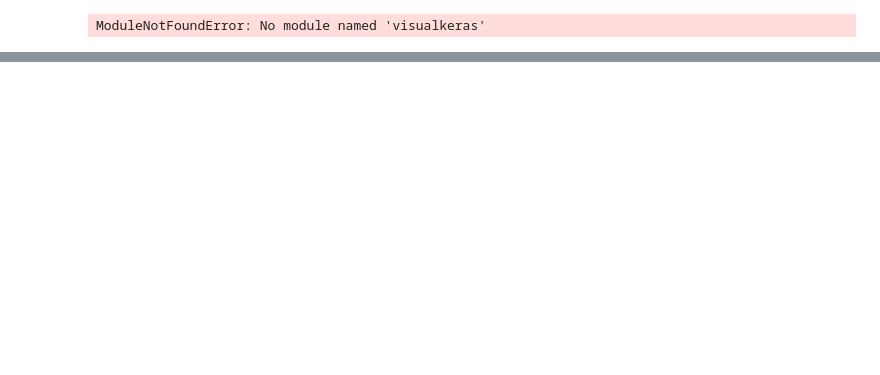
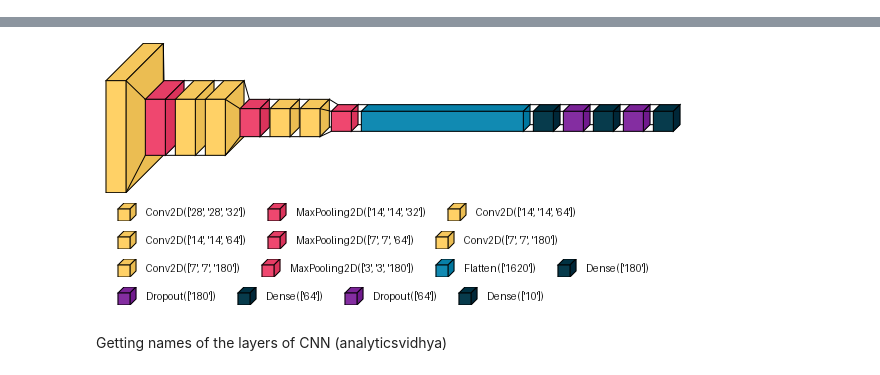
Before and after one commit to Lenegsa/Abschlussprojekt-cnn-digit-recognition, a Jupyter notebook: notebooks/visualizing.ipynb, the cells around one changed output, grey strips where cells are left out. Drawn from its saved outputs; the diff is of its cells as text; code cells hidden in the pictures; blank space fills up the shorter version.

Commit message:
visualizing

```diff
--- a/notebooks/visualizing.ipynb
+++ b/notebooks/visualizing.ipynb
@@ -37,11 +31 @@ WARNING:absl:Compiled the loaded model, but the compiled metrics have yet to be
 [figure]
-# %%
-import visualkeras
-
-model = load_model('number_recognition_model_noisy_5.h5')
-
-visualkeras.layered_view(model).show() # display using your system viewer
-
-visualkeras.layered_view(model)
-# %% [output]
-ModuleNotFoundError: No module named 'visualkeras'
@@ -47,0 +35,17 @@ ModuleNotFoundError: No module named 'visualkeras'
+# %%
+
+import visualkeras
+from PIL import ImageFont
+from tensorflow.keras.models import load_model
+
+
+model = load_model('number_recognition_model_noisy_5.h5')
+
+visualkeras.layered_view(model)
+visualkeras.layered_view(model)
+
+font = ImageFont.truetype("arial.ttf", 32)  # using comic sans is strictly prohibited!
+visualkeras.layered_view(model, legend=True, font=font)  # font is optional!
+
+visualkeras.layered_view(model, legend=True, show_dimension=True) #layer dimmesion
+# %% [output]
@@ -47,0 +53,3 @@ ModuleNotFoundError: No module named 'visualkeras'
+[figure, added]
+# %% [markdown]
+Getting names of the layers of CNN (analyticsvidhya)
```
Also changed, not shown: parts of 8 cells of this notebook, 6 other files.
